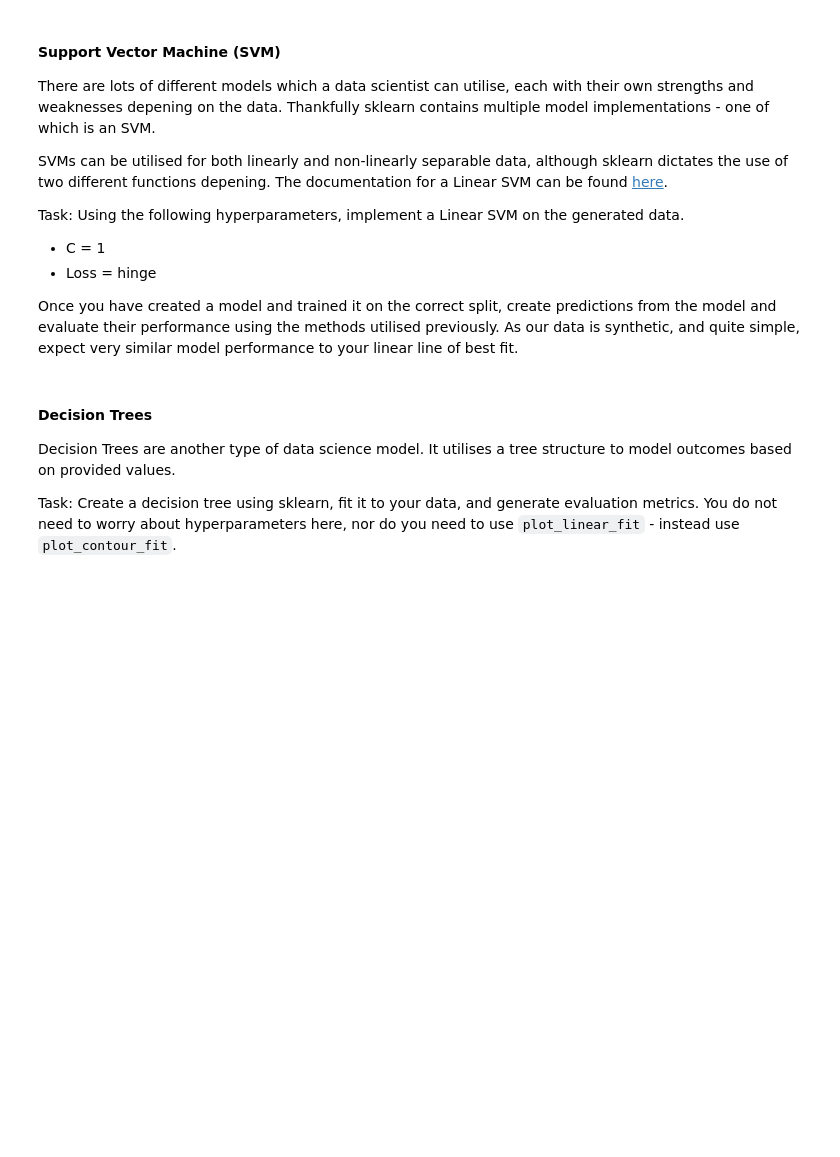
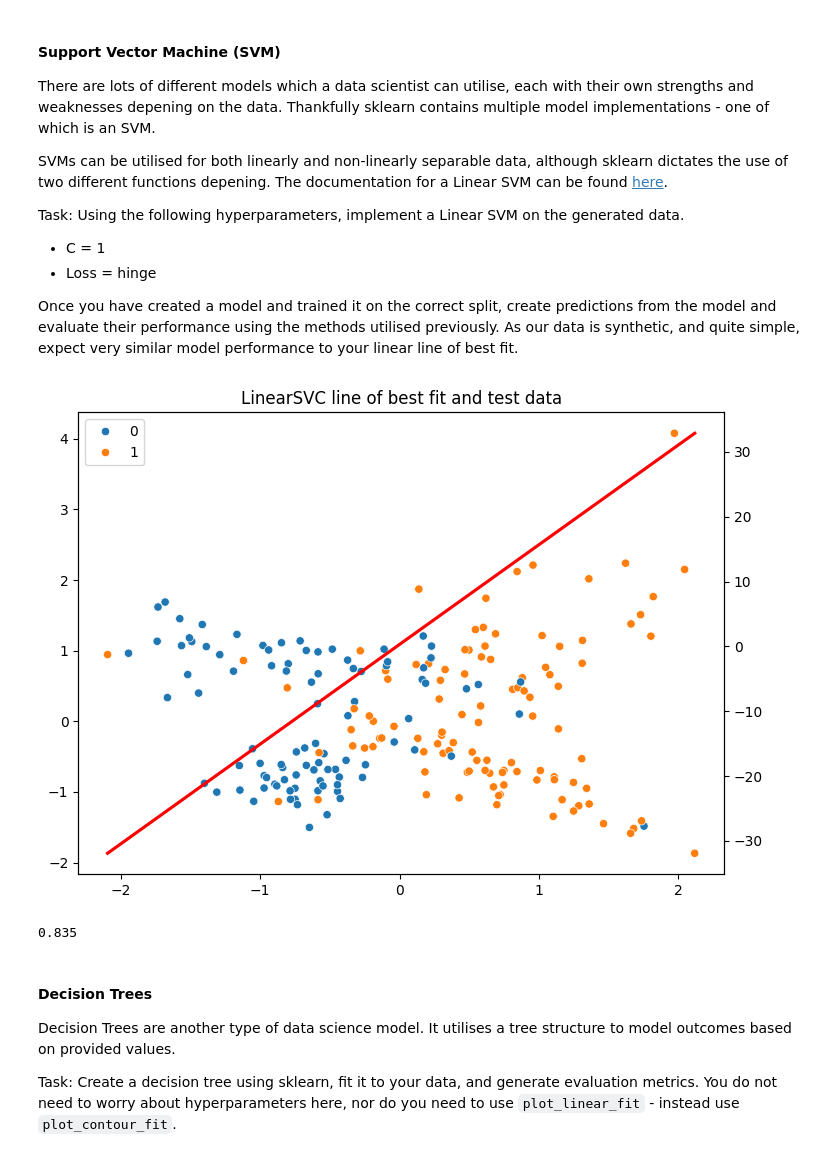
Before and after one commit to Crazyafk/Colabs, a Jupyter notebook: csc2034-ds-demos-master/01_logistic_regression_svm_decision_trees.ipynb, the cells around one changed output. Cells and saved outputs as stored; diff of their text form; code cells hidden in the pictures; blank space fills up the shorter version.

```diff
--- a/csc2034-ds-demos-master/01_logistic_regression_svm_decision_trees.ipynb
+++ b/csc2034-ds-demos-master/01_logistic_regression_svm_decision_trees.ipynb
@@ -302,3 +298,24 @@ from sklearn.svm import LinearSVC
+# %%
+from sklearn.svm import LinearSVC
+
+c = 1
+loss = "hinge"
+
+linearSVC = LinearSVC(C=c, loss=loss, random_state=random_state)
+linearSVC.fit(data_train_scaled, labels_train)
+linearSVC_predictions = linearSVC.predict(data_test_scaled)
+
+plot_line_of_best_fit(classifier = linearSVC,
+                      data = data_test_scaled,
+                      labels = labels_test,
+                      logistic = False,
+                      title = "LinearSVC line of best fit and test data")
+
+test_acc = accuracy_score(labels_test, linearSVC_predictions)
+print(test_acc)
+# %% [output]
+[figure, added]
+0.835
 # %% [markdown]
 #### Decision Trees
 
```
Also changed, not shown: parts of 1 cell of this notebook.
